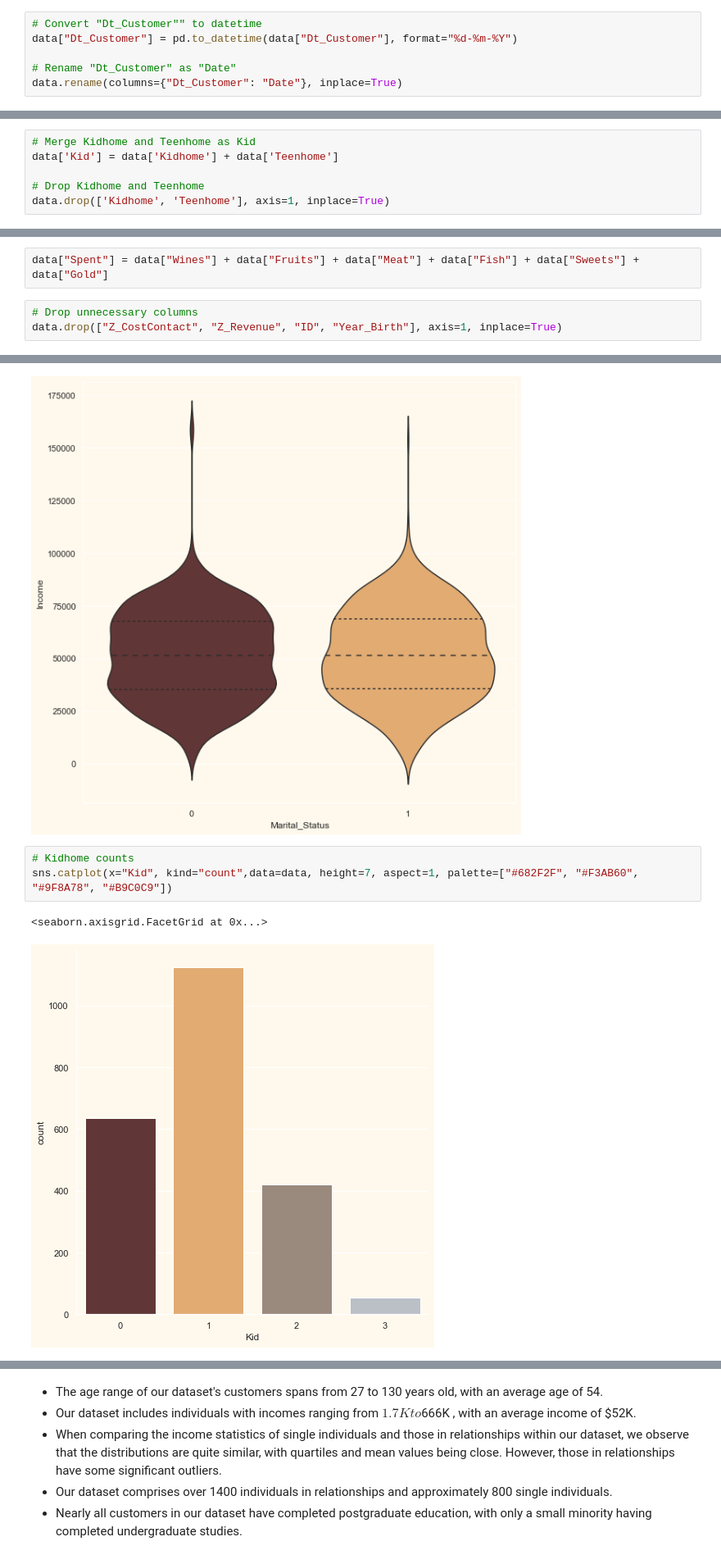
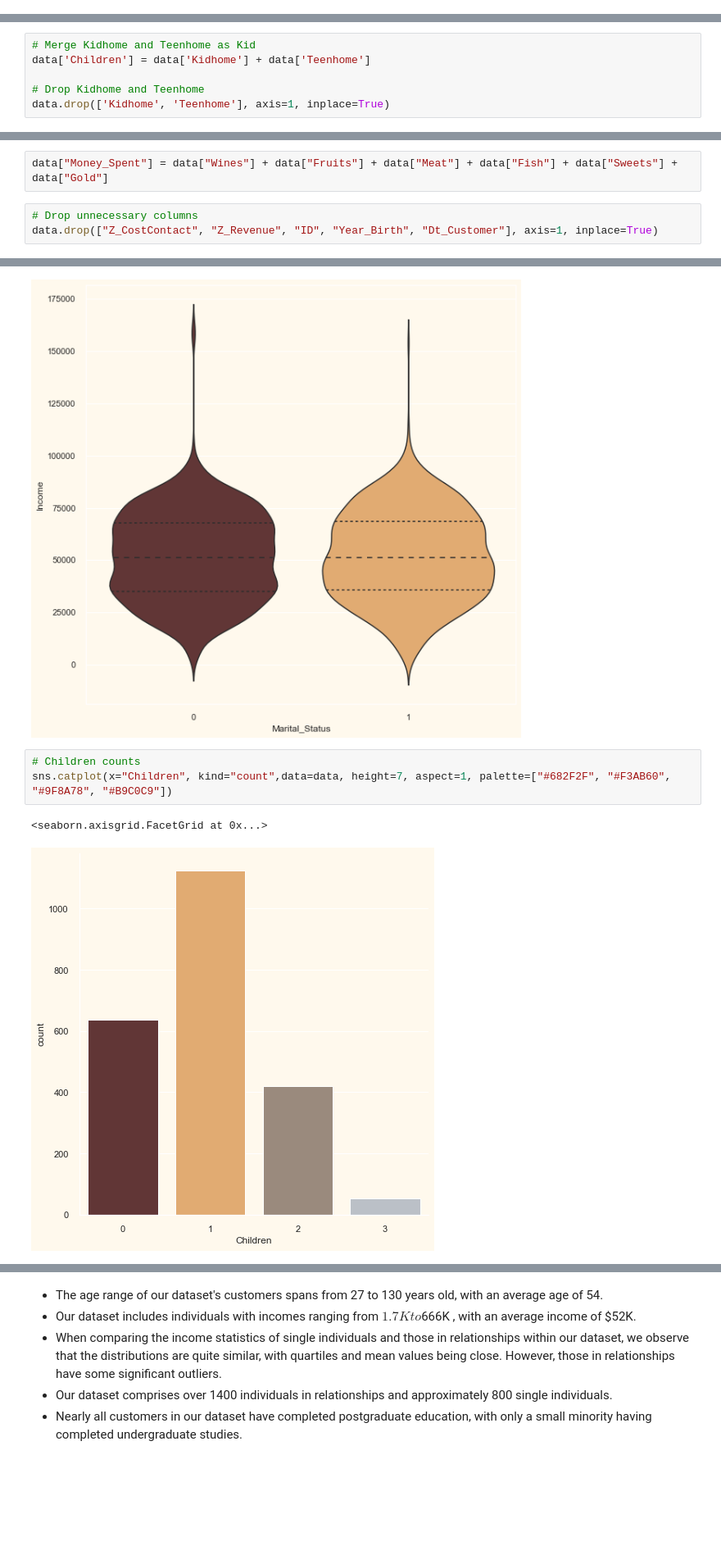
Before and after one commit to utkuozbudak/customer_personality_analysis, a Jupyter notebook: customer_analysis.ipynb, the cells around one changed output, grey strips where cells are left out. Shown at 82% size. Saved outputs shown, nothing was run; the diff lists cells and outputs as text; blank space fills up the shorter version.

```diff
--- a/customer_analysis.ipynb
+++ b/customer_analysis.ipynb
@@ -160,10 +135,4 @@ Education labels:
 Maritial status labels:
         0: Relationship
         1: Single
-# %%
-# Convert "Dt_Customer"" to datetime
-data["Dt_Customer"] = pd.to_datetime(data["Dt_Customer"], format="%d-%m-%Y")
-
-# Rename "Dt_Customer" as "Date"
-data.rename(columns={"Dt_Customer": "Date"}, inplace=True)
 # %% [markdown]
@@ -171,6 +140,6 @@ We can merge the columns KidHome and TeenHome into a new feature called 'Kid'.
 # %%
 # Merge Kidhome and Teenhome as Kid
-data['Kid'] = data['Kidhome'] + data['Teenhome']
+data['Children'] = data['Kidhome'] + data['Teenhome']
 
 # Drop Kidhome and Teenhome
 data.drop(['Kidhome', 'Teenhome'], axis=1, inplace=True)
@@ -192,7 +161,7 @@ data["Age"] = current_year - data["Year_Birth"]
 # %% [markdown]
 Let's also create "Spent" column to indicate total number of amount spent for each customer.
 # %%
-data["Spent"] = data["Wines"] + data["Fruits"] + data["Meat"] + data["Fish"] + data["Sweets"] + data["Gold"]
+data["Money_Spent"] = data["Wines"] + data["Fruits"] + data["Meat"] + data["Fish"] + data["Sweets"] + data["Gold"]
 # %%
 # Drop unnecessary columns
-data.drop(["Z_CostContact", "Z_Revenue", "ID", "Year_Birth"], axis=1, inplace=True)
+data.drop(["Z_CostContact", "Z_Revenue", "ID", "Year_Birth", "Dt_Customer"], axis=1, inplace=True)
@@ -288,10 +237,10 @@ sns.violinplot(x="Marital_Status", y="Income", data=data, inner="quartile", pale
 <AxesSubplot:xlabel='Marital_Status', ylabel='Income'>
 [figure]
 # %%
-# Kidhome counts
-sns.catplot(x="Kid", kind="count",data=data, height=7, aspect=1, palette=["#682F2F", "#F3AB60", "#9F8A78", "#B9C0C9"])
+# Children counts
+sns.catplot(x="Children", kind="count",data=data, height=7, aspect=1, palette=["#682F2F", "#F3AB60", "#9F8A78", "#B9C0C9"])
 # %% [output]
 <seaborn.axisgrid.FacetGrid at 0x...>
-[figure, old version]
+[figure, new version]
 # %%
 # Let's see percentages
```
Also changed, not shown: parts of 49 cells of this notebook.
